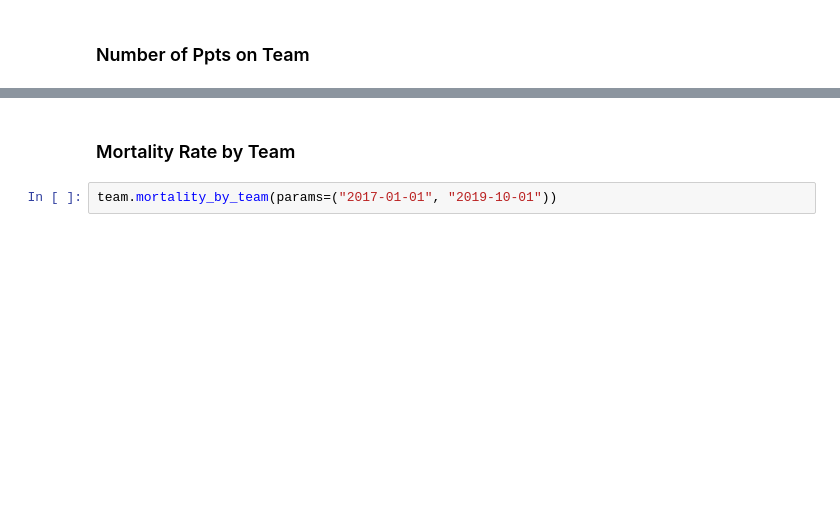
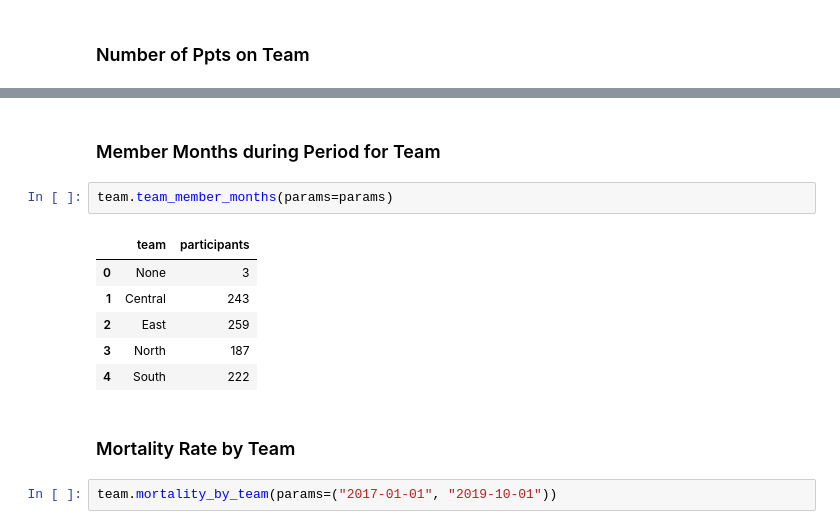
Before and after one commit to whatscottcodes/paceutils, a Jupyter notebook: docs/PaceUtils_Guide.ipynb, the cells around one changed output, grey strips where cells are left out. Saved outputs shown, nothing was run; the diff lists cells and outputs as text; blank space fills up the shorter version.

```diff
--- a/docs/PaceUtils_Guide.ipynb
+++ b/docs/PaceUtils_Guide.ipynb
@@ -1521,3 +1537,14 @@ team.ppts_on_team(params=params)
+# %% [markdown]
+### Member Months during Period for Team
+# %%
+team.team_member_months(params=params)
+# %% [output]
+|  | team | participants |
+| 0 | None | 3 |
+| 1 | Central | 243 |
+| 2 | East | 259 |
+| 3 | North | 187 |
+| 4 | South | 222 |
 # %% [markdown]
 ### Mortality Rate by Team
 # %%
```
Also changed, not shown: parts of 104 cells of this notebook.
